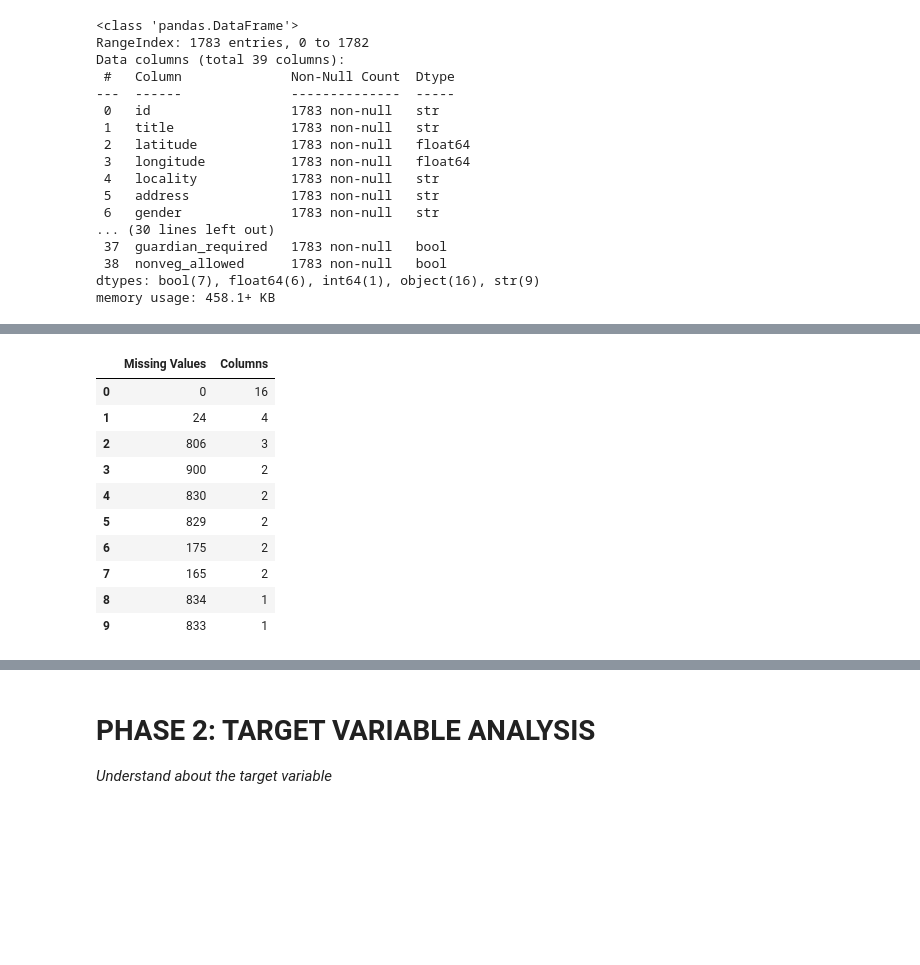
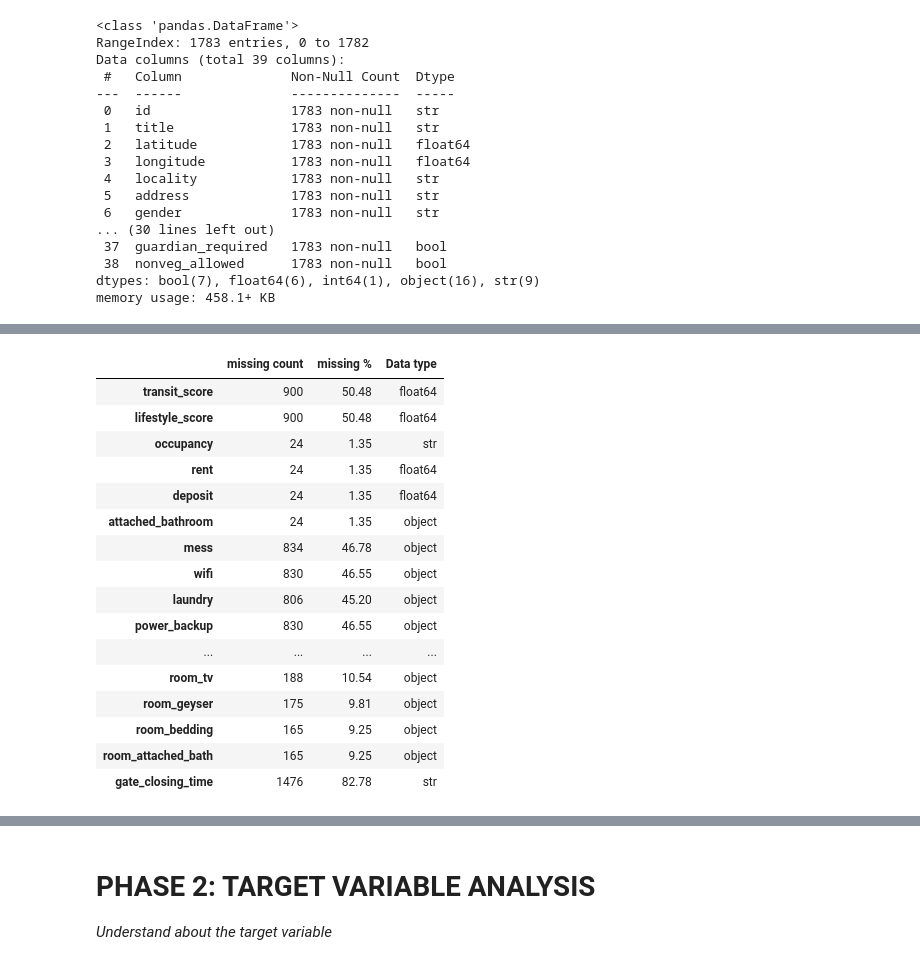
Before and after one commit to DineshMSDian/chennai-pg-price-predictor, a Jupyter notebook: Notebooks/01_eda_cleanup.ipynb, the cells around one changed output, grey strips where cells are left out. Drawn from its saved outputs; the diff is of its cells as text; code cells hidden in the pictures; blank space fills up the shorter version.

```diff
--- a/Notebooks/01_eda_cleanup.ipynb
+++ b/Notebooks/01_eda_cleanup.ipynb
@@ -46,17 +66,32 @@ memory usage: 458.1+ KB
 # %%
-df.isnull().sum().value_counts(ascending=False).rename_axis('Missing Values').reset_index(name='Columns').head(10)
+# 1.2 Missing values
+def missing_info(df):
+    missing_info = pd.DataFrame({
+        'missing count': df.isna().sum(),
+        'missing %': (df.isna().mean() * 100).round(2),
+        'Data type': df.dtypes,
+    })
 
-# the index is the number of missing values.
-# The value is the number of columns.
+    missing_info = missing_info[missing_info['missing count'] > 0]
+    missing_info.sort_values('missing %', ascending = False)
+    return missing_info
-# %% [output]
-|  | Missing Values | Columns |
-| 0 | 0 | 16 |
-| 1 | 24 | 4 |
-| 2 | 806 | 3 |
-| 3 | 900 | 2 |
-| 4 | 830 | 2 |
-| 5 | 829 | 2 |
-| 6 | 175 | 2 |
-| 7 | 165 | 2 |
-| 8 | 834 | 1 |
-| 9 | 833 | 1 |
+# %%
+missing_info(df)
+# %% [output]
+|  | missing count | missing % | Data type |
+| transit_score | 900 | 50.48 | float64 |
+| lifestyle_score | 900 | 50.48 | float64 |
+| occupancy | 24 | 1.35 | str |
+| rent | 24 | 1.35 | float64 |
+| deposit | 24 | 1.35 | float64 |
+| attached_bathroom | 24 | 1.35 | object |
+| mess | 834 | 46.78 | object |
+| wifi | 830 | 46.55 | object |
+| laundry | 806 | 45.20 | object |
+| power_backup | 830 | 46.55 | object |
+| ... | ... | ... | ... |
+| room_tv | 188 | 10.54 | object |
+| room_geyser | 175 | 9.81 | object |
+| room_bedding | 165 | 9.25 | object |
+| room_attached_bath | 165 | 9.25 | object |
+| gate_closing_time | 1476 | 82.78 | str |
```
Also changed, not shown: parts of 14 cells of this notebook.
